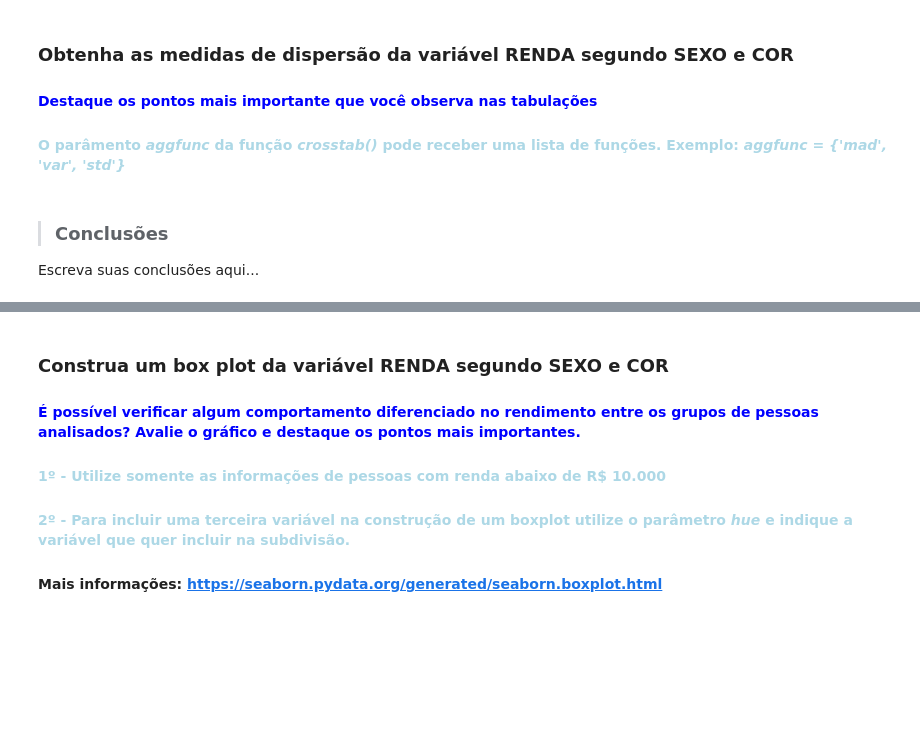
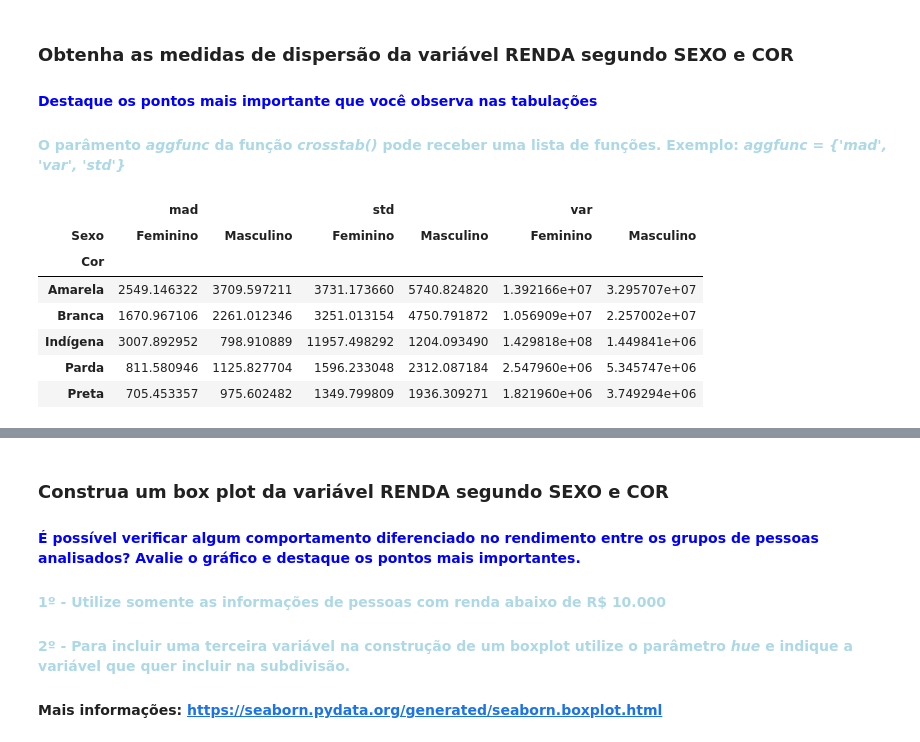
Before and after one commit to DiogoWorkGit/Python_Notebooks, a Jupyter notebook: Notebooks/EXERCICIOS - ANALISE DESCRITIVA 1.ipynb, the cells around one changed output, grey strips where cells are left out. Drawn from its saved outputs; the diff is of its cells as text; code cells hidden in the pictures; blank space fills up the shorter version.

```diff
--- a/Notebooks/EXERCICIOS - ANALISE DESCRITIVA 1.ipynb
+++ b/Notebooks/EXERCICIOS - ANALISE DESCRITIVA 1.ipynb
@@ -471,7 +556,17 @@ Escreva suas conclusões aqui...
 ### Obtenha as medidas de dispersão da variável RENDA segundo SEXO e COR
 #### <font color='blue'>Destaque os pontos mais importante que você observa nas tabulações</font>
 #### <font color='lightblue'>O parâmento <i>aggfunc</i> da função <i>crosstab()</i> pode receber uma lista de funções. Exemplo: <i>aggfunc = {'mad', 'var', 'std'}</i></font>
-# %% [markdown]
-> ### Conclusões
-
-Escreva suas conclusões aqui...
+# %%
+pd.crosstab(index= dados_nomes_alterados.Cor,
+            columns= dados_nomes_alterados.Sexo,
+            values=dados_nomes_alterados.Renda,
+            aggfunc= {'mad','var', 'std'})
+# %% [output]
+|  | mad |  | std |  | var |  |
+| Sexo | Feminino | Masculino | Feminino | Masculino | Feminino | Masculino |
+| Cor |  |  |  |  |  |  |
+| Amarela | 2549.146322 | 3709.597211 | 3731.173660 | 5740.824820 | 1.392166e+07 | 3.295707e+07 |
+| Branca | 1670.967106 | 2261.012346 | 3251.013154 | 4750.791872 | 1.056909e+07 | 2.257002e+07 |
+| Indígena | 3007.892952 | 798.910889 | 11957.498292 | 1204.093490 | 1.429818e+08 | 1.449841e+06 |
+| Parda | 811.580946 | 1125.827704 | 1596.233048 | 2312.087184 | 2.547960e+06 | 5.345747e+06 |
+| Preta | 705.453357 | 975.602482 | 1349.799809 | 1936.309271 | 1.821960e+06 | 3.749294e+06 |
```
Also changed, not shown: parts of 20 cells of this notebook.
